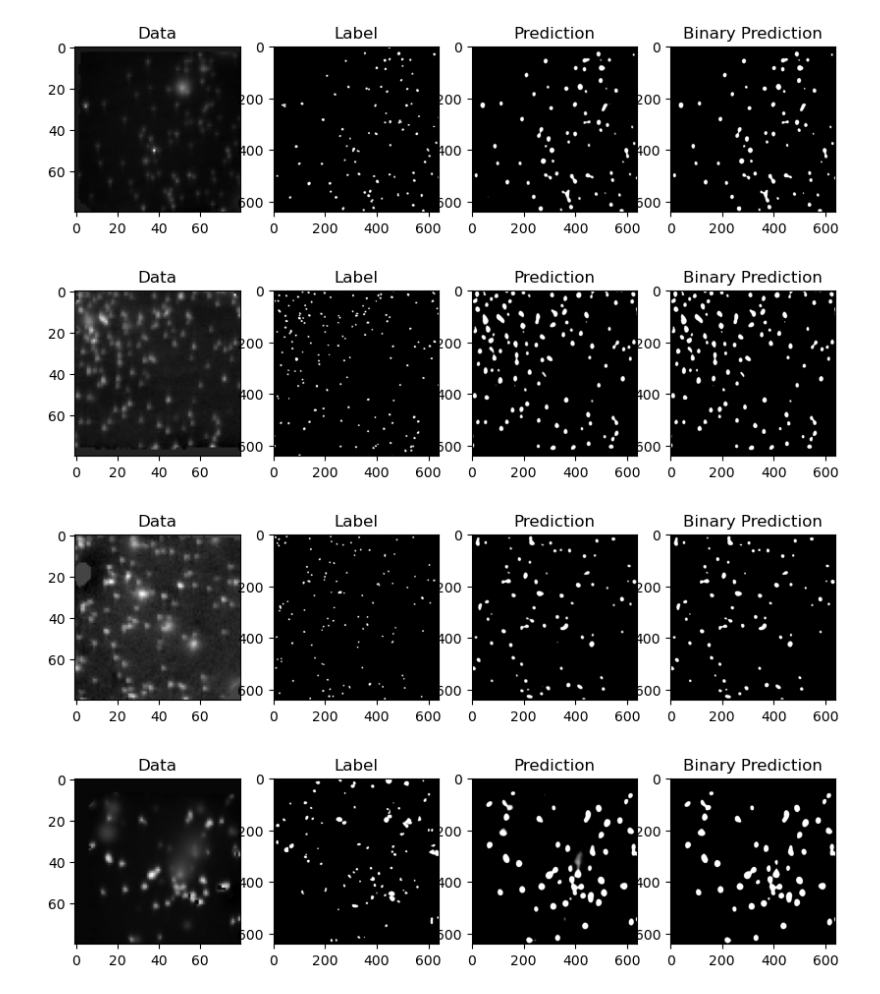
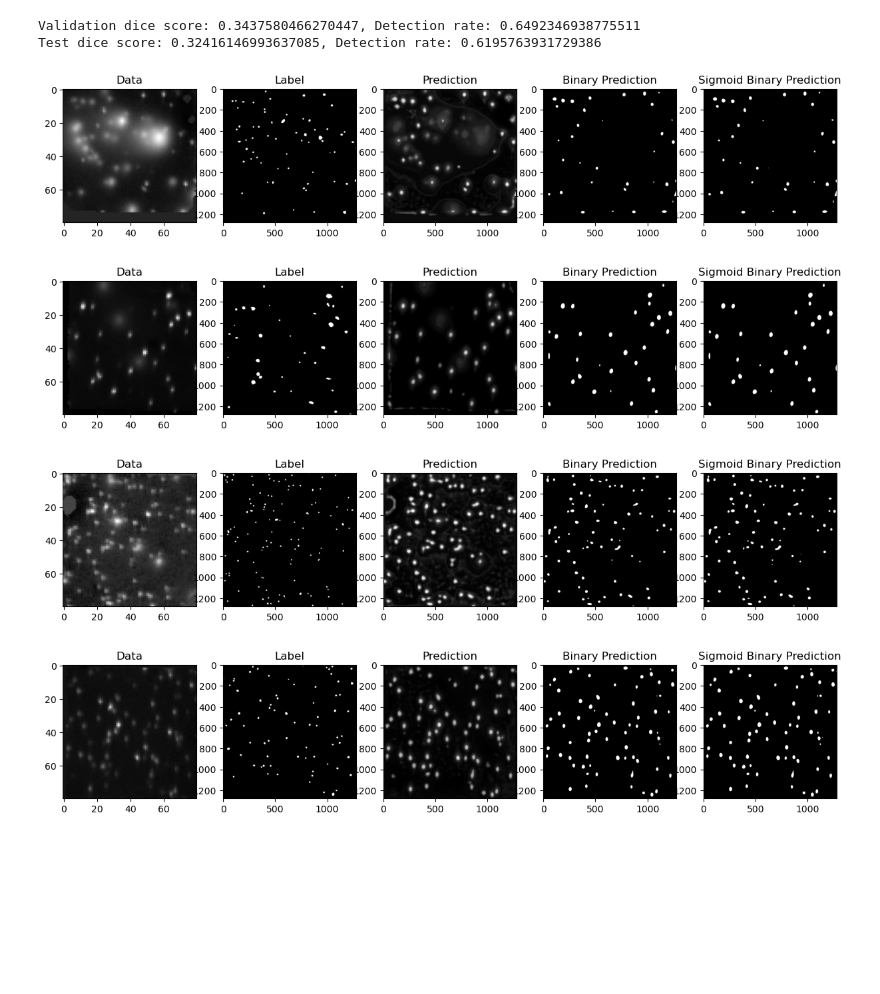
Before and after one commit to wittmajerd/U-Net-and-SRU-Net-segmentation, a Jupyter notebook: SRU-Net.ipynb, the cells around one changed output. Cells and saved outputs as stored; diff of their text form; code cells hidden in the pictures; blank space fills up the shorter version.

```diff
--- a/SRU-Net.ipynb
+++ b/SRU-Net.ipynb
@@ -85,3 +49,0 @@ Checkpoint saved to checkpoints/sru_save.pth
-# %%
-model = torch.load("checkpoints/sru_save.pth")
-model = model.to(device)
@@ -88,51 +97,87 @@ model = model.to(device)
+# %%
+# Load the checkpoint
+checkpoint = torch.load("srunet-checkpoints/checkpoint_epoch10.pth")
+# Get the learning rate and remove it from the checkpoint
+lr = checkpoint.pop('learning_rate')
+# Load the state dictionary into the model
+model.load_state_dict(checkpoint)
+# Move the model to the device
+model = model.to(device)
+# %%
+val_dice_score, val_detection_rate = evaluate(model, val_loader, device)
+dice_score, detection_rate = evaluate(model, test_loader, device)
+print(f'Validation dice score: {val_dice_score}, Detection rate: {val_detection_rate}')
+print(f'Test dice score: {dice_score}, Detection rate: {detection_rate}')
+# %% [output]
+Validation dice score: 0.3437580466270447, Detection rate: 0.6492346938775511
+Test dice score: 0.32416146993637085, Detection rate: 0.6195763931729386
+# %%
+# Saving the best model for production
+# model = UNet(n_channels=8, n_classes=1)
+# checkpoint = torch.load("checkpoints/checkpoint_8_4_85.pth")
+# lr = checkpoint.pop('learning_rate')
+# model.load_state_dict(checkpoint)
+
+model = model.cpu()
+torch.jit.script(model).save('saved_models/srunet16_len8.pth')
+model = model.to(device)
 # %%
 # Load a batch of data and labels
 val_loader_iter = iter(val_loader)
 data, labels = next(val_loader_iter)
 data, labels = next(val_loader_iter)
 data, labels = next(val_loader_iter)
+# data, labels = next(val_loader_iter)
+# data, labels = next(val_loader_iter)
+# data, labels = next(val_loader_iter)
 
 # Move the data and labels to the device
 data = data.to(device)
 labels = labels.to(device)
 
 # Get the predictions
 predictions = model(data)
+#                                           más??
+sigmoid_predictions = (torch.nn.functional.sigmoid(predictions) > 0.5)
+sigmoid_predictions = sigmoid_predictions.cpu().detach().numpy()
 
 # Move the predictions and labels to the CPU and convert them to numpy arrays
 predictions = predictions.cpu().detach().numpy()
-threshold = 0.5
-binary_predictions = (predictions > threshold).astype(np.uint8)
+binary_predictions = (predictions > 0.5).astype(np.uint8)
 
 
 labels = labels.cpu().numpy()
 
 # Plot the data, the labels, and the predictions
 for i in range(len(data)):
-    plt.figure(figsize=(10, 40))
+    plt.figure(figsize=(15, 50))
 
-    plt.subplot(1, 4, 1)
+    plt.subplot(1, 5, 1)
     plt.imshow(data[i].cpu().numpy()[-1], cmap='gray')
     plt.title('Data')
 
-    plt.subplot(1, 4, 2)
+    plt.subplot(1, 5, 2)
     plt.imshow(np.squeeze(labels[i]), cmap='gray')
     plt.title('Label')
 
-    plt.subplot(1, 4, 3)
+    plt.subplot(1, 5, 3)
     plt.imshow(np.squeeze(predictions[i]), cmap='gray')
     plt.title('Prediction')
 
-    plt.subplot(1, 4, 4)
+    plt.subplot(1, 5, 4)
     plt.imshow(np.squeeze(binary_predictions[i]), cmap='gray')
     plt.title('Binary Prediction')
 
+    plt.subplot(1, 5, 5)
+    plt.imshow(np.squeeze(sigmoid_predictions[i]), cmap='gray')
+    plt.title('Sigmoid Binary Prediction')
+
     plt.show()
 # %% [output]
-[figure, old version]
+[figure, new version]
-[figure, old version]
+[figure, new version]
-[figure, old version]
+[figure, new version]
-[figure, old version]
+[figure, new version]
 # %%
 # Plot the label and the prediction
 for i in range(len(labels)):
```
Also changed, not shown: parts of 8 cells of this notebook, 9 other files.
